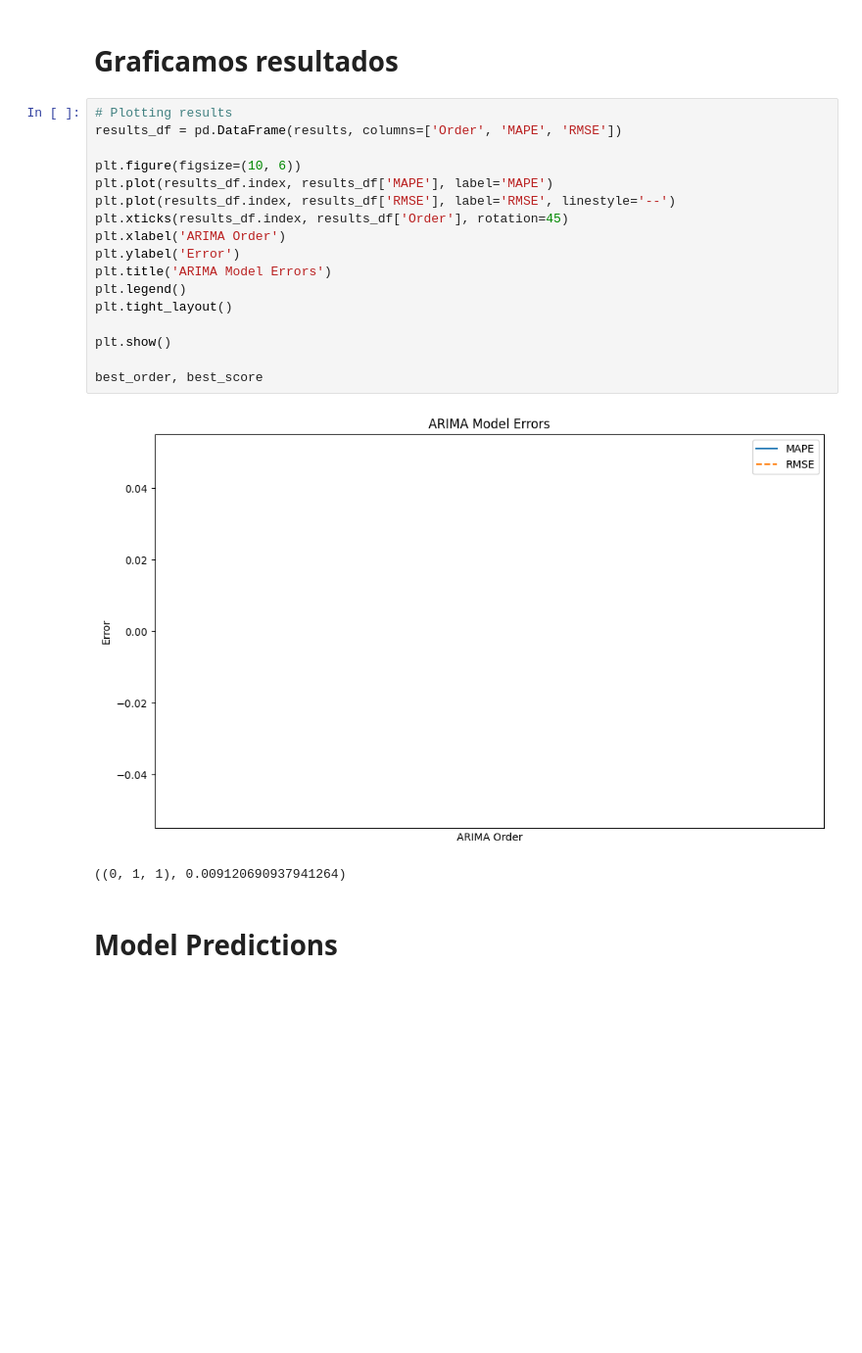
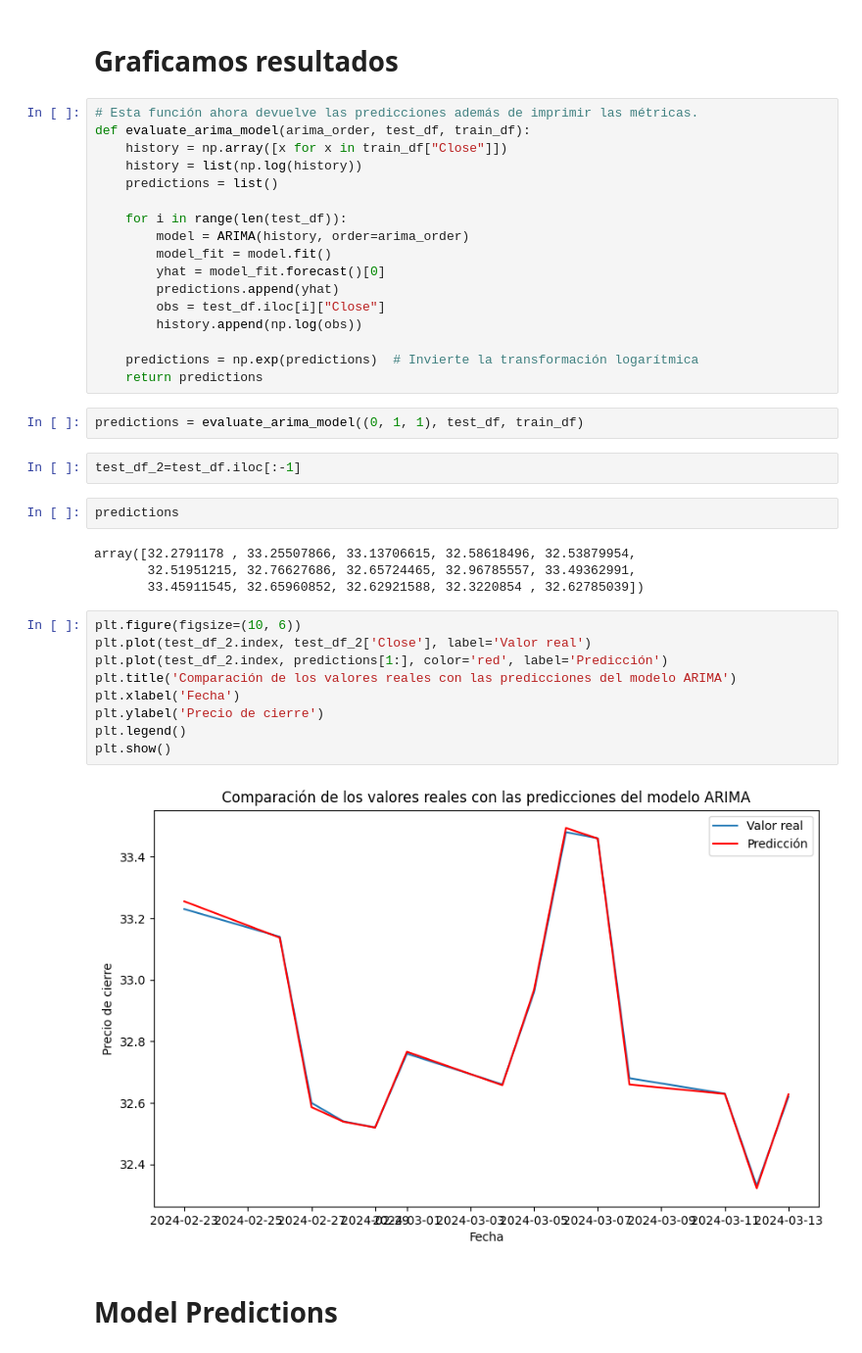
Before and after one commit to maestria-ds-eafit/estadistica-avanzada, a Jupyter notebook: ARMA Model for NVDA Price.ipynb, the cells around one changed output. Shown at 98% size. Cells and saved outputs as stored; diff of their text form; blank space fills up the shorter version.

```diff
--- a/ARMA Model for NVDA Price.ipynb
+++ b/ARMA Model for NVDA Price.ipynb
@@ -516,26 +516,44 @@ ARIMA: (2, 0, 0) --- MAPE: 0.009740015449036753 --- RMSE: 0.42870323628873913
 ... (5 outputs left out)
 # %% [markdown]
 # Graficamos resultados
-# %%
-# Plotting results
-results_df = pd.DataFrame(results, columns=['Order', 'MAPE', 'RMSE'])
-
-plt.figure(figsize=(10, 6))
-plt.plot(results_df.index, results_df['MAPE'], label='MAPE')
-plt.plot(results_df.index, results_df['RMSE'], label='RMSE', linestyle='--')
-plt.xticks(results_df.index, results_df['Order'], rotation=45)
-plt.xlabel('ARIMA Order')
-plt.ylabel('Error')
-plt.title('ARIMA Model Errors')
-plt.legend()
-plt.tight_layout()
-
-plt.show()
-
-best_order, best_score
-# %% [output]
-[figure, removed]
-((0, 1, 1), 0.009120690937941264)
+# %%
+# Esta función ahora devuelve las predicciones además de imprimir las métricas.
+def evaluate_arima_model(arima_order, test_df, train_df):
+    history = np.array([x for x in train_df["Close"]])
+    history = list(np.log(history))
+    predictions = list()
+
+    for i in range(len(test_df)):
+        model = ARIMA(history, order=arima_order)
+        model_fit = model.fit()
+        yhat = model_fit.forecast()[0]
+        predictions.append(yhat)
+        obs = test_df.iloc[i]["Close"]
+        history.append(np.log(obs))
+
+    predictions = np.exp(predictions)  # Invierte la transformación logarítmica
+    return predictions
+# %%
+predictions = evaluate_arima_model((0, 1, 1), test_df, train_df)
+# %%
+test_df_2=test_df.iloc[:-1]
+# %%
+predictions
+# %% [output]
+array([32.2791178 , 33.25507866, 33.13706615, 32.58618496, 32.53879954,
+       32.51951215, 32.76627686, 32.65724465, 32.96785557, 33.49362991,
+       33.45911545, 32.65960852, 32.62921588, 32.3220854 , 32.62785039])
+# %%
+plt.figure(figsize=(10, 6))
+plt.plot(test_df_2.index, test_df_2['Close'], label='Valor real')
+plt.plot(test_df_2.index, predictions[1:], color='red', label='Predicción')
+plt.title('Comparación de los valores reales con las predicciones del modelo ARIMA')
+plt.xlabel('Fecha')
+plt.ylabel('Precio de cierre')
+plt.legend()
+plt.show()
+# %% [output]
+[figure, added]
 # %% [markdown]
 # Model Predictions
 # %% [markdown]
```
